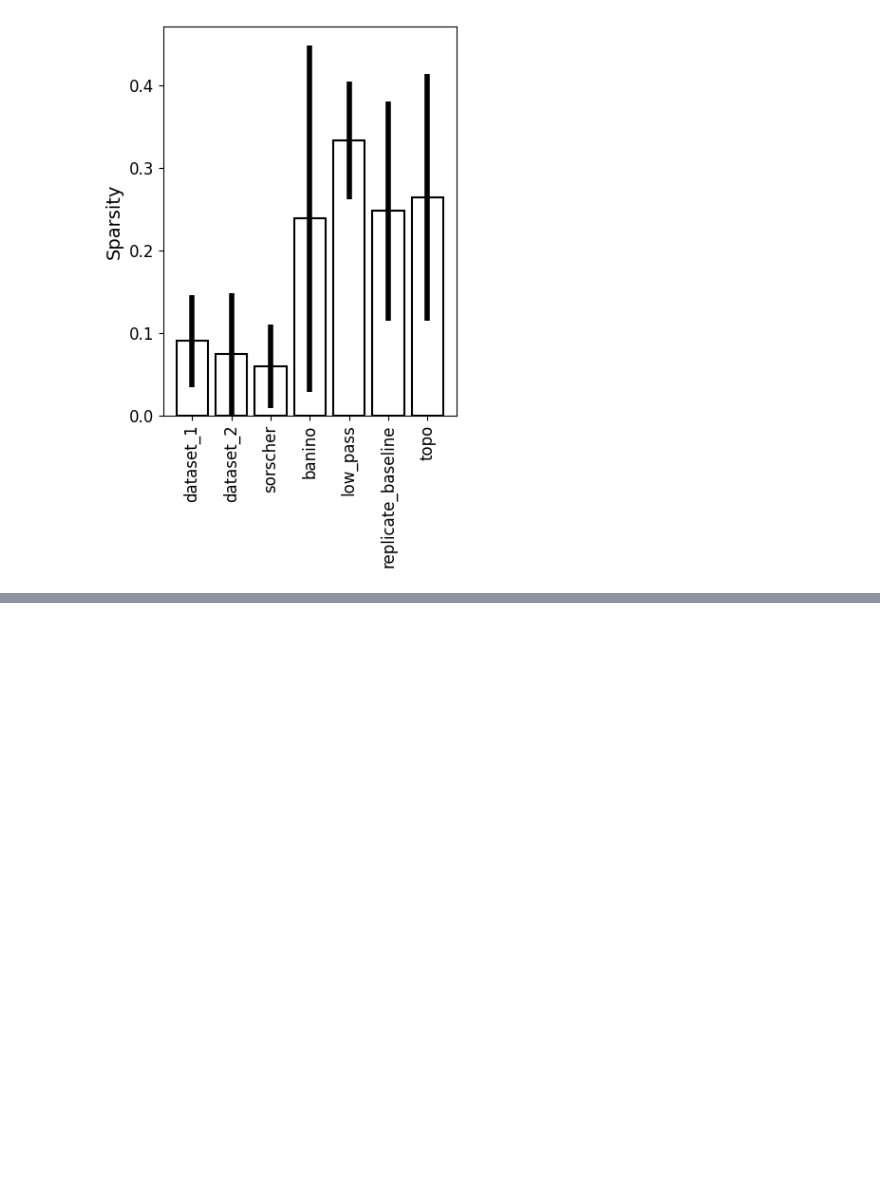
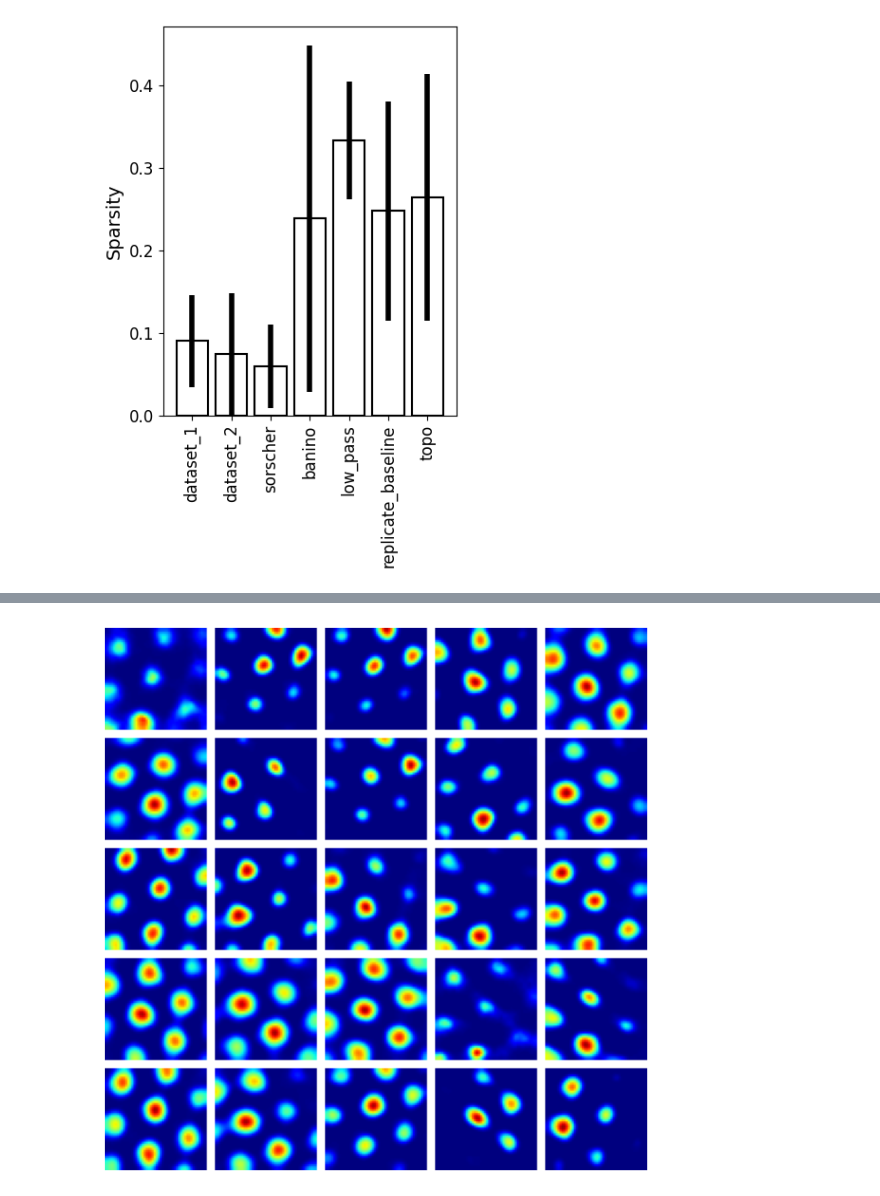
Before and after one commit to murtylab/grid-pattern-formation, a Jupyter notebook: notebooks/visuals.ipynb, the cells around one changed output, grey strips where cells are left out. Cells and saved outputs as stored; diff of their text form; code cells hidden in the pictures; blank space fills up the shorter version.

```diff
--- a/notebooks/visuals.ipynb
+++ b/notebooks/visuals.ipynb
@@ -90,0 +157,32 @@ plt.show()
+# %%
+activations, _rate_map, _g, _pos = compute_ratemaps(
+    model=topo_ctx.model,
+    trajectory_generator=topo_ctx.trajectory_generator,
+    options=topo_ctx.options,
+    res=res,
+    n_avg=n_avg,
+    Ng=topo_ctx.options.Ng,
+)
+scores = compute_grid_scores(topo_ctx)
+score_60 = scores["score_60"]
+
+idxs = np.flip(np.argsort(score_60))
+ng = topo_ctx.options.Ng
+
+outputs = {}
+
+plt.figure(figsize=(8, 8))
+rm_fig = plot_ratemaps(activations[idxs], n_plot, smooth=True, width=5)
+plt.imshow(rm_fig)
+plt.axis("off")
+
+plt.savefig(
+    "../results/comparative/top_grid_cells_topo.pdf",
+    format="pdf",
+    bbox_inches="tight",
+    dpi=300,
+    transparent=True
+)
+plt.show()
+# %% [output]
+[figure, added]
```
Also changed, not shown: parts of 7 cells of this notebook.
